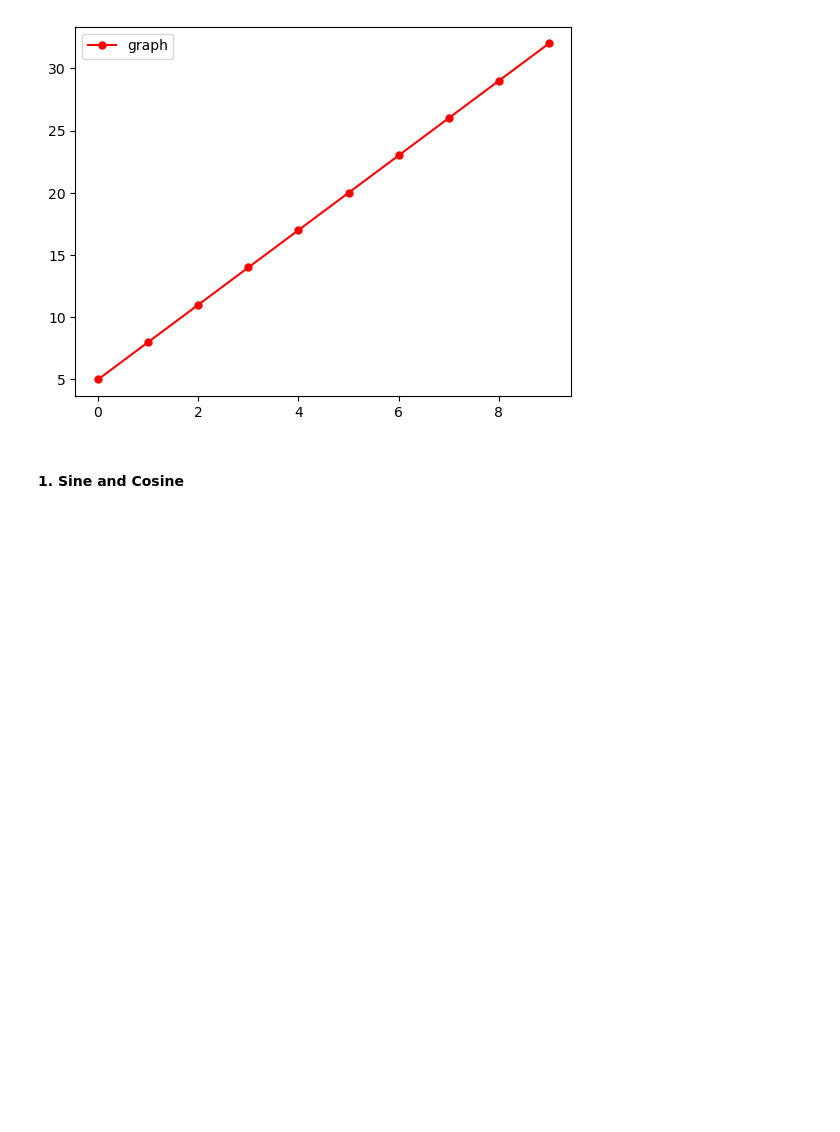
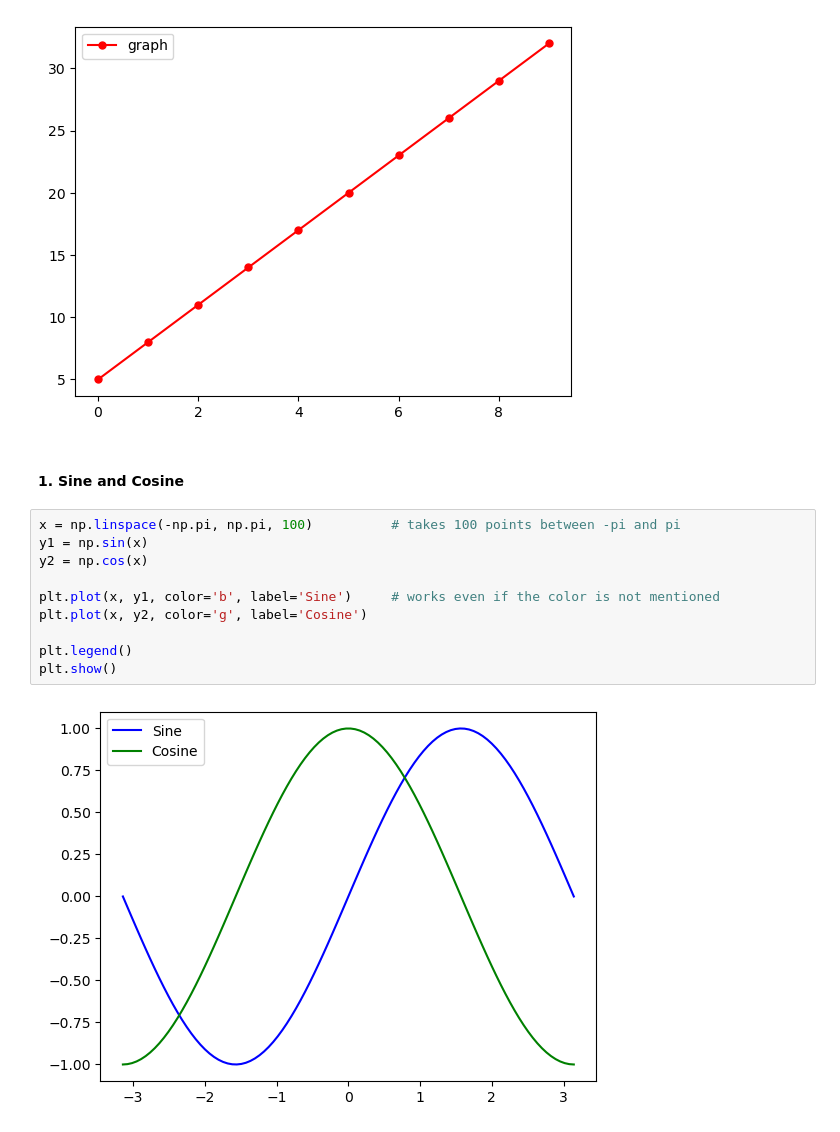
Before and after one commit to akhnasj/S3, a Jupyter notebook: DS/matplotlib.ipynb, the cells around one changed output. Drawn from its saved outputs; the diff is of its cells as text; blank space fills up the shorter version.

```diff
--- a/DS/matplotlib.ipynb
+++ b/DS/matplotlib.ipynb
@@ -35,3 +35,15 @@ plt.show()
 [figure]
 # %% [markdown]
 #### 1. Sine and Cosine
+# %%
+x = np.linspace(-np.pi, np.pi, 100)          # takes 100 points between -pi and pi
+y1 = np.sin(x)
+y2 = np.cos(x)
+
+plt.plot(x, y1, color='b', label='Sine')     # works even if the color is not mentioned
+plt.plot(x, y2, color='g', label='Cosine')
+
+plt.legend()
+plt.show()
+# %% [output]
+[figure, added]
```
Also changed, not shown: parts of 17 cells of this notebook, 1 other file.
